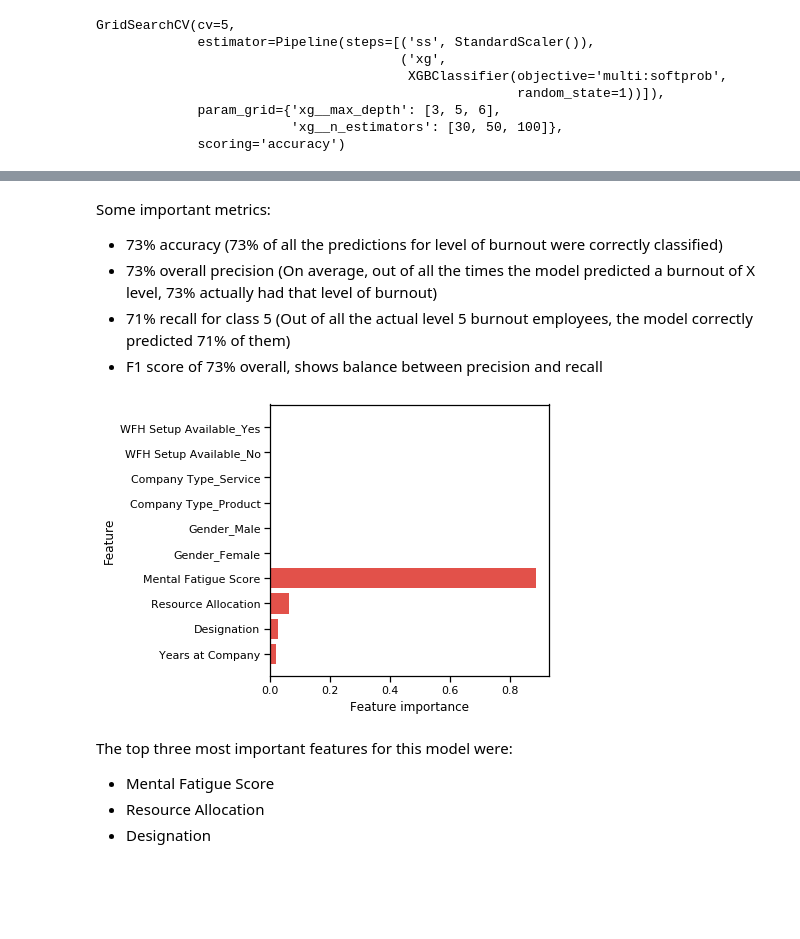
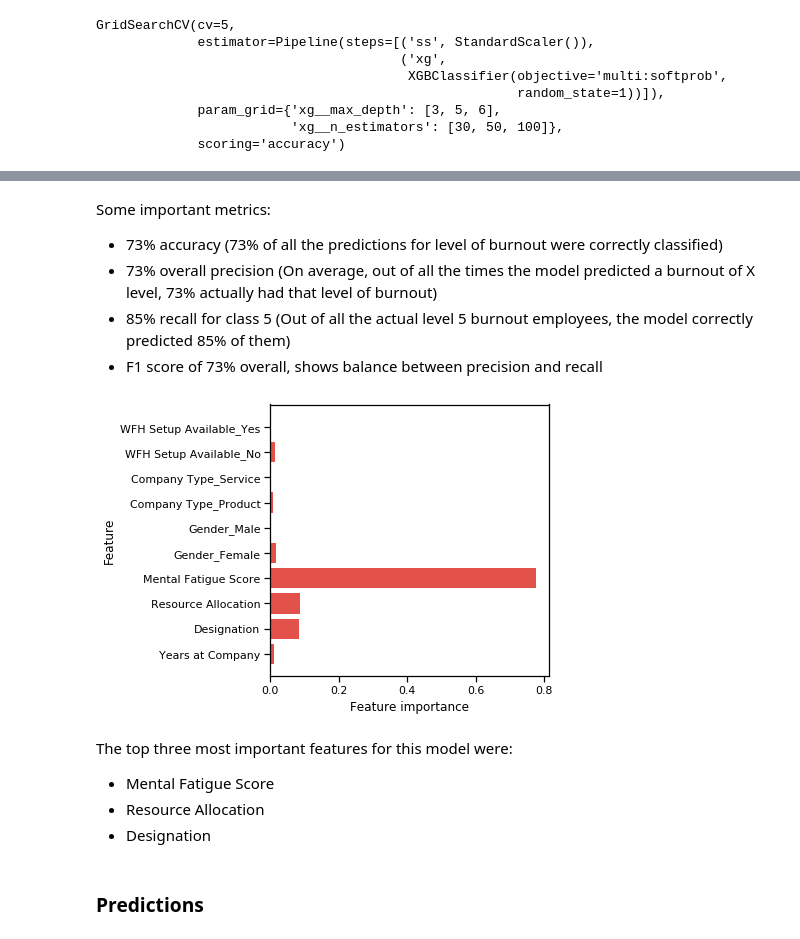
Before and after one commit to swzoeller/Employee-Burnout-Classification-Project, a Jupyter notebook: classification-model.ipynb, the cells around one changed output, grey strips where cells are left out. Saved outputs shown, nothing was run; the diff lists cells and outputs as text; code cells hidden in the pictures; blank space fills up the shorter version.

Commit message:
added prediction function

```diff
--- a/classification-model.ipynb
+++ b/classification-model.ipynb
@@ -379,3 +381,5 @@ We will begin by creating dummy variables for our categorical variables so the d
+# %%
+rand = 1
 # %%
 y = df["Burnout Level"]
 X = df.drop(columns = "Burnout Level", axis = 1)
@@ -1183,12 +1207,12 @@ Some important metrics:
 
 - 73% accuracy (73% of all the predictions for level of burnout were correctly classified)
 - 73% overall precision (On average, out of all the times the model predicted a burnout of X level, 73% actually had that level of burnout)
-- 71% recall for class 5 (Out of all the actual level 5 burnout employees, the model correctly predicted 71% of them)
+- 85% recall for class 5 (Out of all the actual level 5 burnout employees, the model correctly predicted 85% of them)
 - F1 score of 73% overall, shows balance between precision and recall
 # %%
-plot_feature_importances(smote_pipeline_gbt.steps[2][1])
+plot_feature_importances(smote_pipeline_xg.steps[2][1])
 # %% [output]
-[figure, old version]
+[figure, new version]
 # %% [markdown]
 The top three most important features for this model were:
 
@@ -1197,0 +1224,2 @@ The top three most important features for this model were:
+# %% [markdown]
+### Predictions
```
Also changed, not shown: parts of 84 cells of this notebook.
